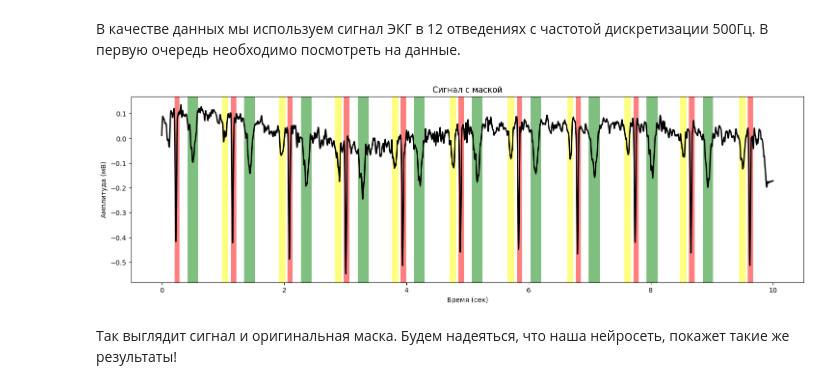
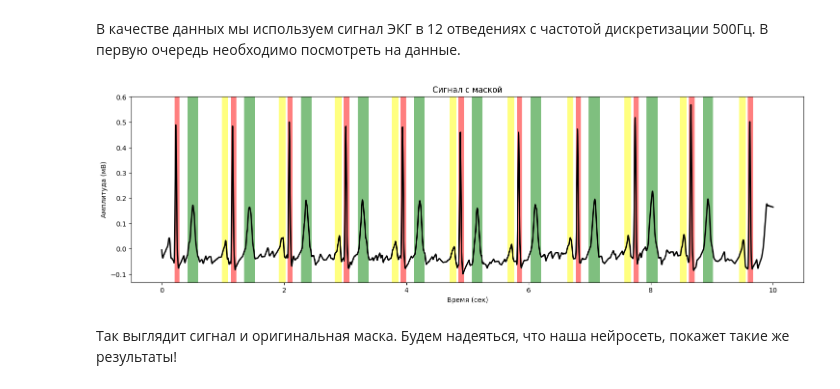
Before and after one commit to Meshford/MasterDiploma, a Jupyter notebook: Diplom_notebook.ipynb, the cells around one changed output. Cells and saved outputs as stored; diff of their text form; code cells hidden in the pictures.

```diff
--- a/Diplom_notebook.ipynb
+++ b/Diplom_notebook.ipynb
@@ -129,10 +131,10 @@ def plot_signal_with_mask(signal, mask):
 # %%
 signals = np.load("/home/meshalkin/Diplom/ludb/data/signals/00001_hr_unsupervised.npy")
 masks = np.load("/home/meshalkin/Diplom/ludb/data/masks/00001_hr_unsupervised.npy")
-index = 3
+index = 10
 plot_signal_with_mask(signals[index], masks[index])
 # %% [output]
-[figure, old version]
+[figure, new version]
 # %% [markdown]
 Так выглядит сигнал и оригинальная маска. Будем надеяться, что наша нейросеть, покажет такие же результаты!
 # %% [markdown]
```
Also changed, not shown: parts of 84 cells of this notebook.
